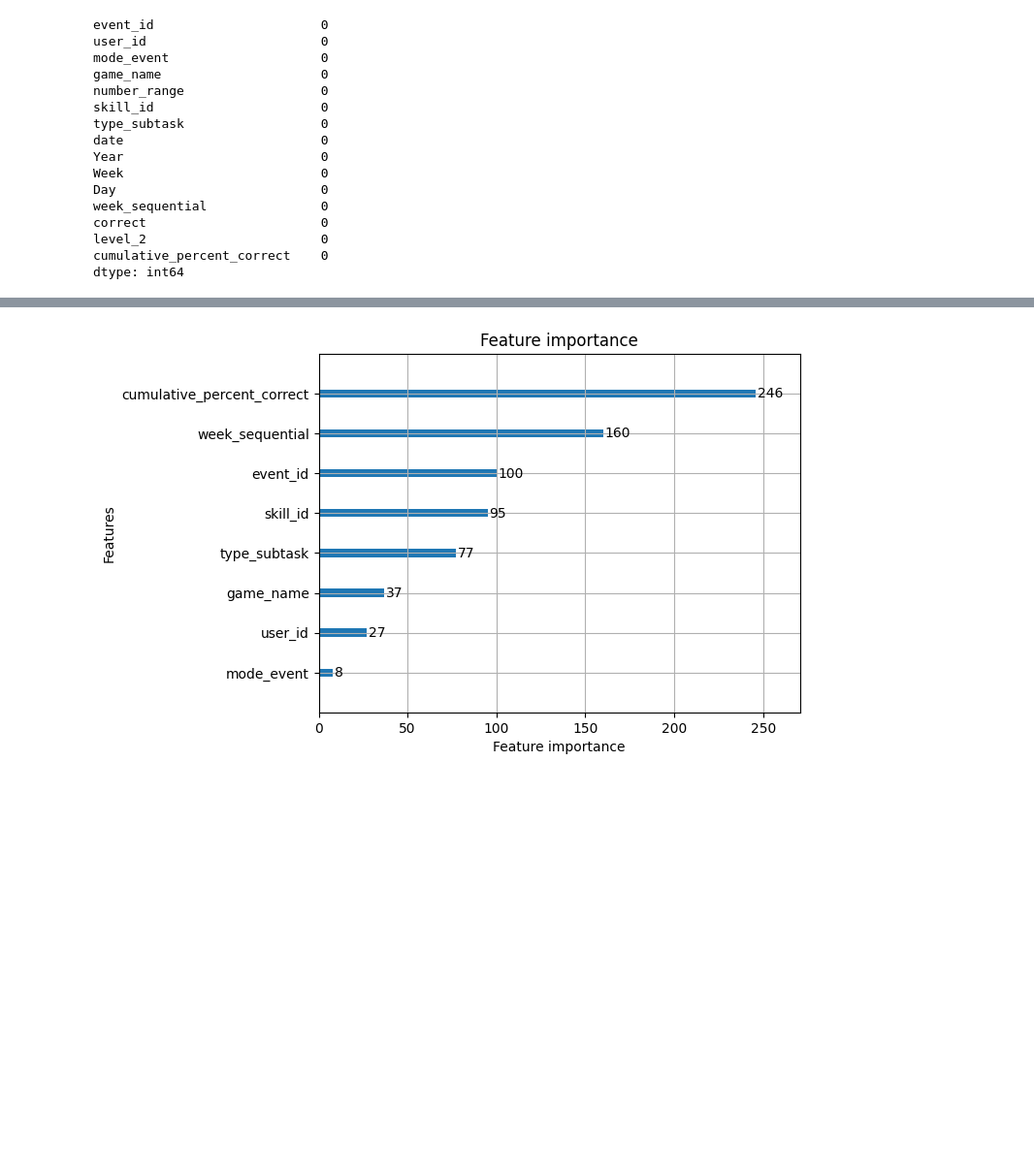
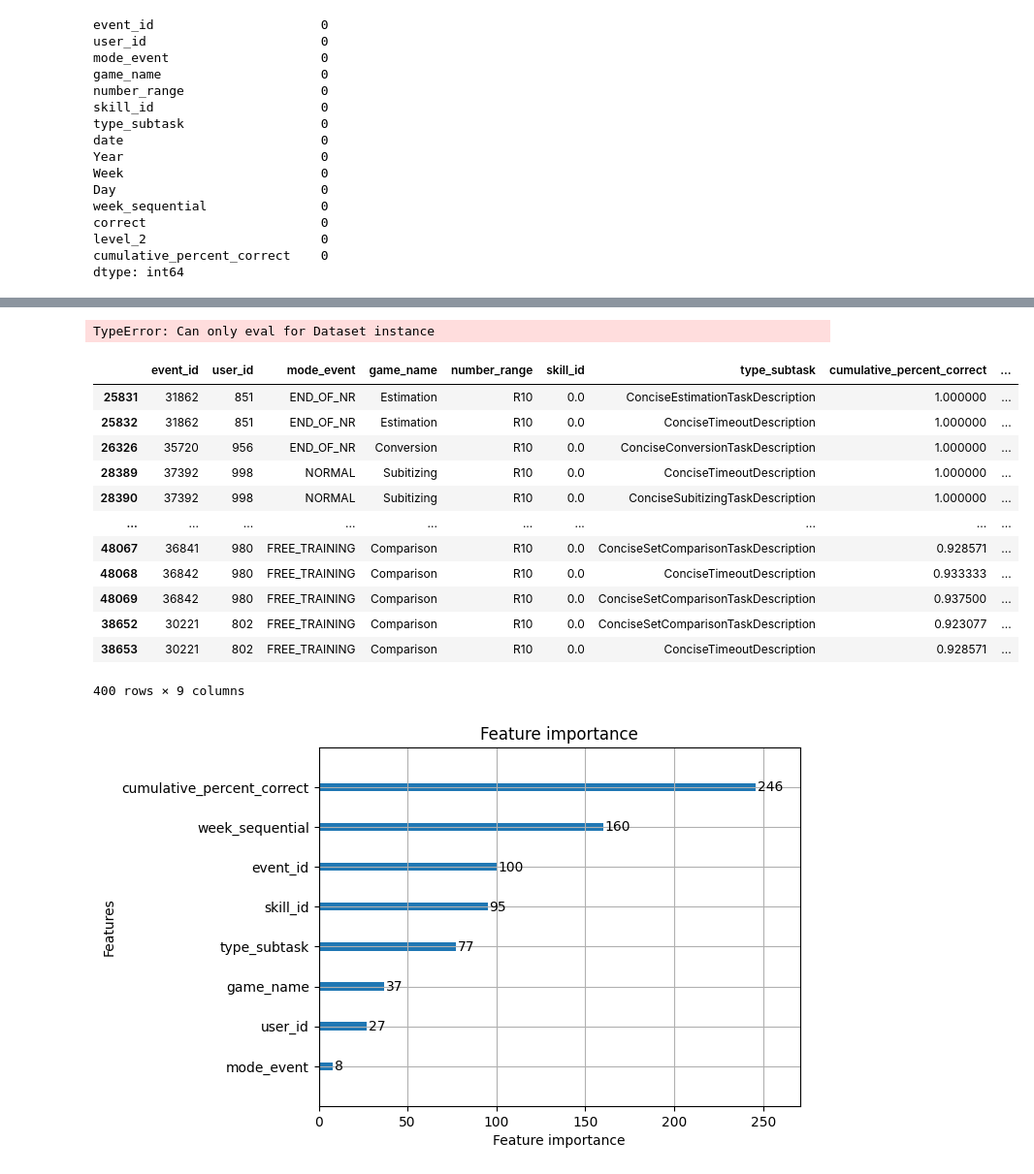
Before and after one commit to ewaMiazga/mlbdProject-2023, a Jupyter notebook: Experiments.ipynb, the cells around one changed output, grey strips where cells are left out. Shown at 97% size. Drawn from its saved outputs; the diff is of its cells as text; code cells hidden in the pictures; blank space fills up the shorter version.

```diff
--- a/Experiments.ipynb
+++ b/Experiments.ipynb
@@ -155,3 +178,25 @@ Wall time: 2.48 s
+# %%
+# TODO fix
+model.eval(val, 'val')
+# %% [output]
+TypeError: Can only eval for Dataset instance
+# %%
+# Compare performance per skill
+val.query('skill_id == 0')
+# %% [output]
+|  | event_id | user_id | mode_event | game_name | number_range | skill_id | type_subtask | cumulative_percent_correct | ... |
+| 25831 | 31862 | 851 | END_OF_NR | Estimation | R10 | 0.0 | ConciseEstimationTaskDescription | 1.000000 | ... |
+| 25832 | 31862 | 851 | END_OF_NR | Estimation | R10 | 0.0 | ConciseTimeoutDescription | 1.000000 | ... |
+| 26326 | 35720 | 956 | END_OF_NR | Conversion | R10 | 0.0 | ConciseConversionTaskDescription | 1.000000 | ... |
+| 28389 | 37392 | 998 | NORMAL | Subitizing | R10 | 0.0 | ConciseTimeoutDescription | 1.000000 | ... |
+| 28390 | 37392 | 998 | NORMAL | Subitizing | R10 | 0.0 | ConciseSubitizingTaskDescription | 1.000000 | ... |
+| ... | ... | ... | ... | ... | ... | ... | ... | ... | ... |
+| 48067 | 36841 | 980 | FREE_TRAINING | Comparison | R10 | 0.0 | ConciseSetComparisonTaskDescription | 0.928571 | ... |
+| 48068 | 36842 | 980 | FREE_TRAINING | Comparison | R10 | 0.0 | ConciseTimeoutDescription | 0.933333 | ... |
+| 48069 | 36842 | 980 | FREE_TRAINING | Comparison | R10 | 0.0 | ConciseSetComparisonTaskDescription | 0.937500 | ... |
+| 38652 | 30221 | 802 | FREE_TRAINING | Comparison | R10 | 0.0 | ConciseSetComparisonTaskDescription | 0.923077 | ... |
+| 38653 | 30221 | 802 | FREE_TRAINING | Comparison | R10 | 0.0 | ConciseTimeoutDescription | 0.928571 | ... |
+400 rows × 9 columns
 # %%
 lgb.plot_importance(model)
 plt.show()
```
Also changed, not shown: parts of 16 cells of this notebook, 1 other file.
